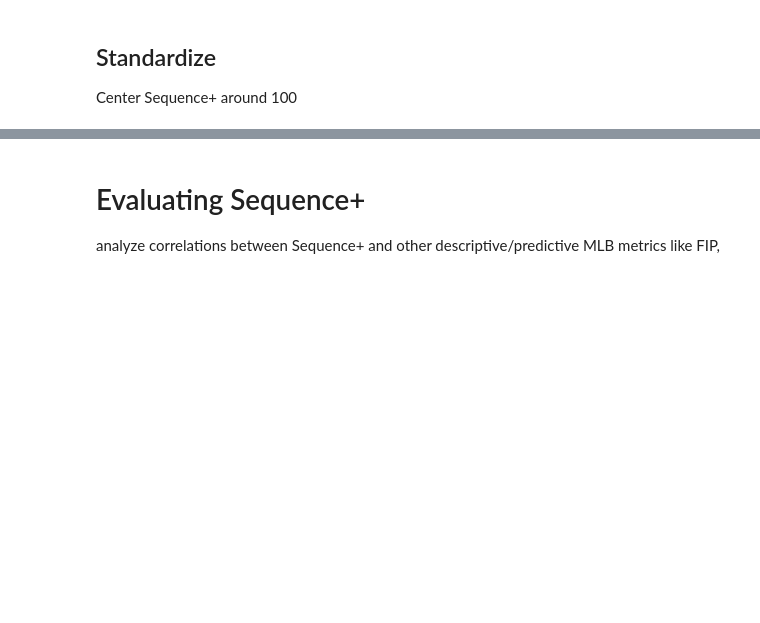
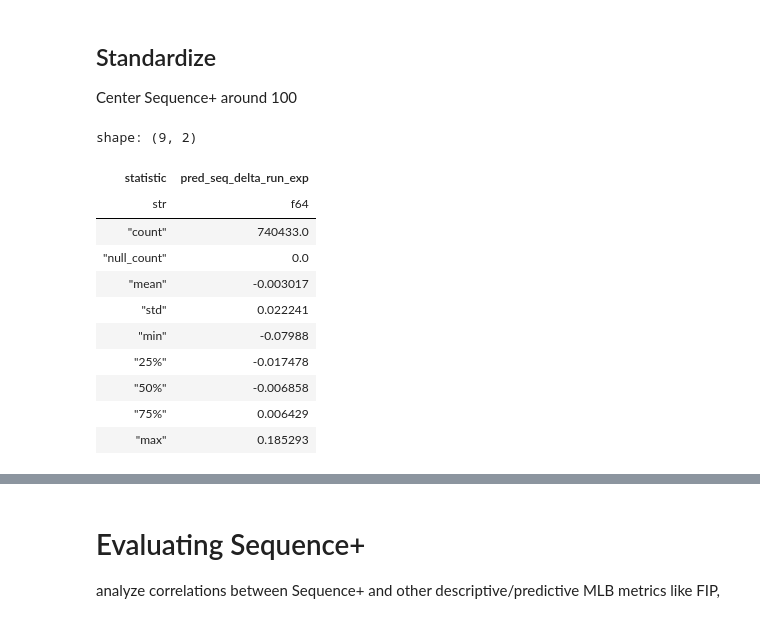
Before and after one commit to Jensen-holm/Sequence-Plus, a Jupyter notebook: notebooks/sequence+v1.0.0.ipynb, the cells around one changed output, grey strips where cells are left out. Cells and saved outputs as stored; diff of their text form; code cells hidden in the pictures; blank space fills up the shorter version.

```diff
--- a/notebooks/sequence+v1.0.0.ipynb
+++ b/notebooks/sequence+v1.0.0.ipynb
@@ -956,3 +958,31 @@ joblib.dump(
 ## Standardize
 
 Center Sequence+ around 100
+# %%
+def predict_on_df(df: pl.DataFrame) -> pl.DataFrame:
+    return df.with_columns(
+        pl.Series(
+            name="pred_seq_delta_run_exp",
+            values=final_pipeline.predict(
+                df.select(*SELECTED_FEATURES)
+                .to_numpy()
+            )
+        )
+    )
+
+test_df_pred = test_df.pipe(predict_on_df)
+
+test_df_pred.select("pred_seq_delta_run_exp").describe()
+# %% [output]
+shape: (9, 2)
+| statistic | pred_seq_delta_run_exp |
+| str | f64 |
+| "count" | 740433.0 |
+| "null_count" | 0.0 |
+| "mean" | -0.003017 |
+| "std" | 0.022241 |
+| "min" | -0.07988 |
+| "25%" | -0.017478 |
+| "50%" | -0.006858 |
+| "75%" | 0.006429 |
+| "max" | 0.185293 |
```
Also changed, not shown: parts of 8 cells of this notebook, 2 other files.
